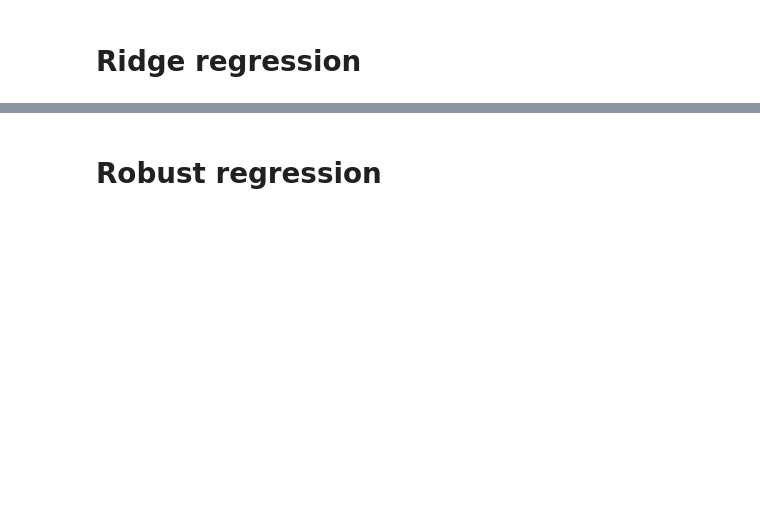
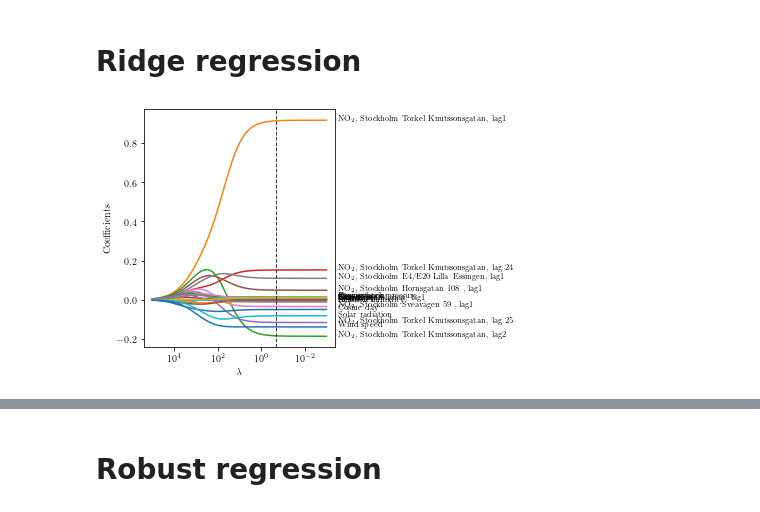
Before and after one commit to simoncarlen/forecasting_project, a Jupyter notebook: jupyter_notebooks/regression_NO2.ipynb, the cells around one changed output, grey strips where cells are left out. Saved outputs shown, nothing was run; the diff lists cells and outputs as text; code cells hidden in the pictures; blank space fills up the shorter version.

Commit message:
tested variable selction techniques for regression, added model diagnostics to thesis

```diff
--- a/jupyter_notebooks/regression_NO2.ipynb
+++ b/jupyter_notebooks/regression_NO2.ipynb
@@ -244,0 +250,10 @@ MAPE:
+# %%
+X_train_ = X_train.drop(columns = 'intercept', axis=1)
+X_train_;
+# %%
+from sklearn import linear_model
+from sklearn.feature_selection import RFE
+
+reg = linear_model.LinearRegression(fit_intercept=False)
+reg.fit(X_train_, y_train)
+reg.coef_
@@ -245,36 +296,38 @@ MAPE:
 # %% [markdown]
 # Ridge regression
 # %%
-# from itertools import chain
-# from sklearn import linear_model
-# from sklearn.model_selection import GridSearchCV
+from itertools import chain
+from sklearn import linear_model
+from sklearn.model_selection import GridSearchCV
 
-# n_alphas = 250
-# alphas = np.logspace(-3, 5, n_alphas)
-# coefs = []
-# for a in alphas:
-#     ridge = linear_model.Ridge(alpha=a)
-#     ridge.fit(X_train, y_train)
-#     coefs.append(list(chain(*ridge.coef_)))
-#     # coefs.append(ridge.coef_)
+n_alphas = 250
+alphas = np.logspace(-3, 5, n_alphas)
+coefs = []
+for a in alphas:
+    ridge = linear_model.Ridge(alpha=a)
+    ridge.fit(X_train, y_train)
+    coefs.append(list(chain(*ridge.coef_)))
+    # coefs.append(ridge.coef_)
 
-# # select value of alpha with cross-validation
-# pars = {'alpha':np.logspace(-3, 5, n_alphas)}
-# rr = GridSearchCV(linear_model.Ridge(), pars, scoring='r2', cv=10)
-# rr.fit(X_train, y_train)
-# bestalpha = rr.best_params_['alpha']
+# select value of alpha with cross-validation
+pars = {'alpha':np.logspace(-3, 5, n_alphas)}
+rr = GridSearchCV(linear_model.Ridge(), pars, scoring='r2', cv=10)
+rr.fit(X_train, y_train)
+bestalpha = rr.best_params_['alpha']
 
 
-# fig, ax = plt.subplots(figsize=(6, 6), tight_layout=True)
-# # ridge trace plot
-# ax = plt.gca()
-# ax.plot(alphas, coefs)
-# ax.set_xscale('log')
-# ax.set_xlim(ax.get_xlim()[::-1])
-# for i in range(len(X_train.columns)):
-#     ax.text(min(alphas)/3.25, coefs[0][i], X_train.columns[i], fontsize=8)
-# ax.axvline(bestalpha, color='k', linestyle='--', linewidth=1, alpha=.75)
-# ax.set_xlabel(r'$\lambda$')
-# ax.set_ylabel('Coefficients')
-# plt.savefig('../plots/ridge_trace_plot_NO2.pdf')
+fig, ax = plt.subplots(figsize=(6, 4), tight_layout=True)
+# ridge trace plot
+ax = plt.gca()
+ax.plot(alphas, coefs)
+ax.set_xscale('log')
+ax.set_xlim(ax.get_xlim()[::-1])
+for i in range(len(X_train.columns)):
+    ax.text(min(alphas)/3.25, coefs[0][i], X_train.columns[i], fontsize=8)
+ax.axvline(bestalpha, color='k', linestyle='--', linewidth=1, alpha=.75)
+ax.set_xlabel(r'$\lambda$')
+ax.set_ylabel('Coefficients')
+plt.savefig('../plots/ridge_trace_plot_NO2.pdf')
+# %% [output]
+[figure, added]
 # %%
```
Also changed, not shown: parts of 15 cells of this notebook, 12 other files.
